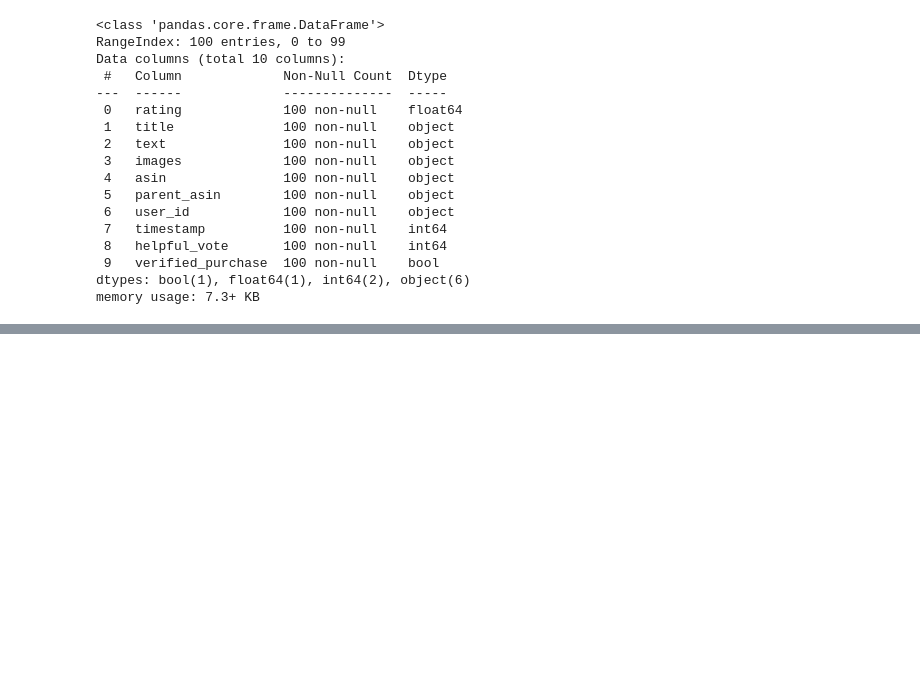
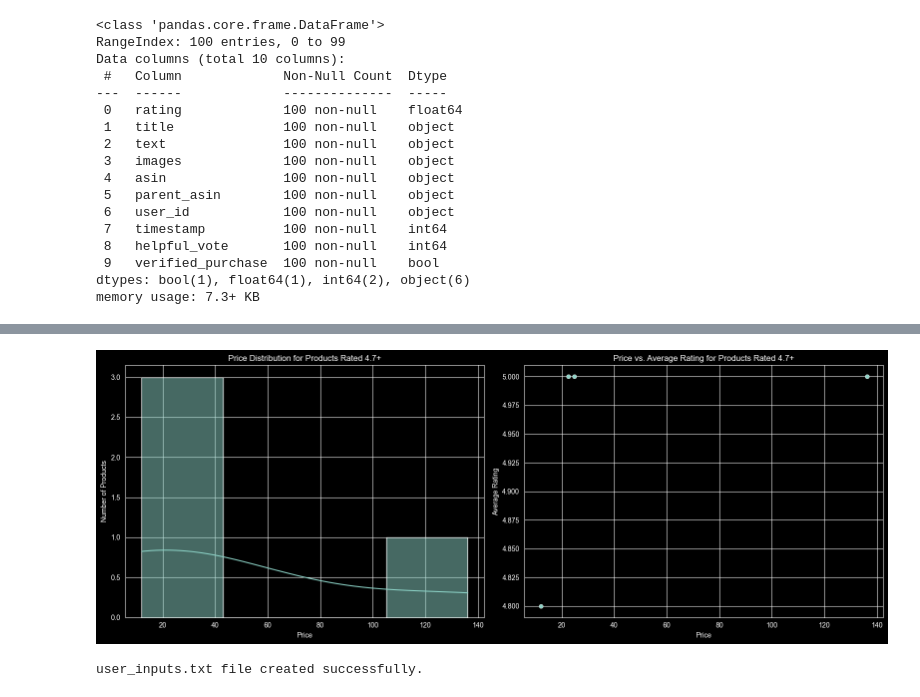
Before and after one commit to hewiyoatl/project1, a Jupyter notebook: project1.ipynb, the cells around one changed output, grey strips where cells are left out. Cells and saved outputs as stored; diff of their text form; code cells hidden in the pictures; blank space fills up the shorter version.

```diff
--- a/project1.ipynb
+++ b/project1.ipynb
@@ -241,0 +456,5 @@ print(get_product_info(test_asin, metadata_df))
+# %%
+highly_rated_products_df_cutoff = 4.7
+
+print("Cutoff threshold:", highly_rated_products_df_cutoff)
+print("Cutoff threshold type:", type(highly_rated_products_df_cutoff))
@@ -241,0 +464,11 @@ print(get_product_info(test_asin, metadata_df))
+# %%
+highly_rated_products_df = top_products_df[
+    top_products_df["average_rating"] >= highly_rated_products_df_cutoff
+].copy()
+
+highly_rated_products_df = highly_rated_products_df.sort_values(
+    by=["average_rating", "price"],
+    ascending=[False, True]
+)
+
+display(highly_rated_products_df)
@@ -241,0 +481,58 @@ print(get_product_info(test_asin, metadata_df))
+# %%
+fig, axes = plt.subplots(1, 2, figsize=(16, 6))
+
+sns.histplot(
+    data=highly_rated_products_df,
+    x="price",
+    kde=True,
+    ax=axes[0]
+)
+
+axes[0].set_title("Price Distribution for Products Rated 4.7+")
+axes[0].set_xlabel("Price")
+axes[0].set_ylabel("Number of Products")
+
+sns.scatterplot(
+    data=highly_rated_products_df,
+    x="price",
+    y="average_rating",
+    ax=axes[1]
+)
+
+axes[1].set_title("Price vs. Average Rating for Products Rated 4.7+")
+axes[1].set_xlabel("Price")
+axes[1].set_ylabel("Average Rating")
+
+plt.tight_layout()
+plt.show()
+# %% [output]
+[figure, added]
+# %%
+user_inputs = """
+Project Reflection Answers
+
+1. What dataset did you use?
+I used the Amazon Reviews 2023 All Beauty dataset, including review data and product metadata.
+
+2. What cleaning steps did you perform?
+I selected product title, average rating, and price columns. I removed products without titles, products below the rating threshold, and products without valid prices.
+
+3. What rating threshold did you use?
+I used an initial threshold of 4.5 for top products and then narrowed the results further using a cutoff threshold of 4.7.
+
+4. What did you learn from the price histogram?
+The histogram shows how prices are distributed among highly rated products. Most highly rated products in this sample are clustered in a lower-to-mid price range, with fewer products at higher prices.
+
+5. What did you learn from the scatterplot?
+The scatterplot compares product price with average rating. It helps show whether higher-priced products also tend to have higher ratings in this sample.
+
+6. What files did you create for the project?
+I created the completed Jupyter Notebook, top_products.csv, top_products.parquet, and user_inputs.txt.
+"""
+
+with open("user_inputs.txt", "w") as file:
+    file.write(user_inputs)
+
+print("user_inputs.txt file created successfully.")
+# %% [output]
+user_inputs.txt file created successfully.
```
Also changed, not shown: parts of 27 cells of this notebook, 3 other files.
